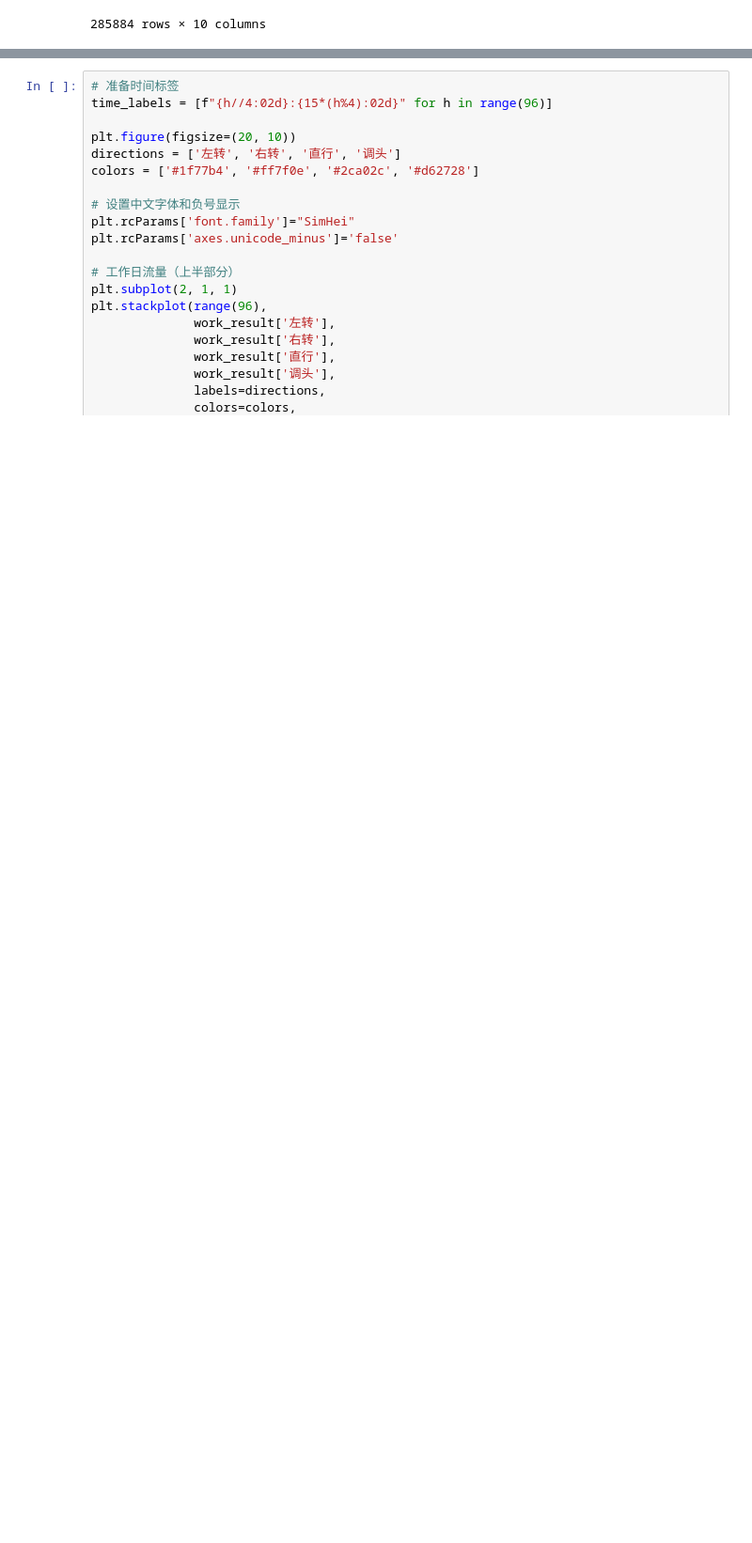
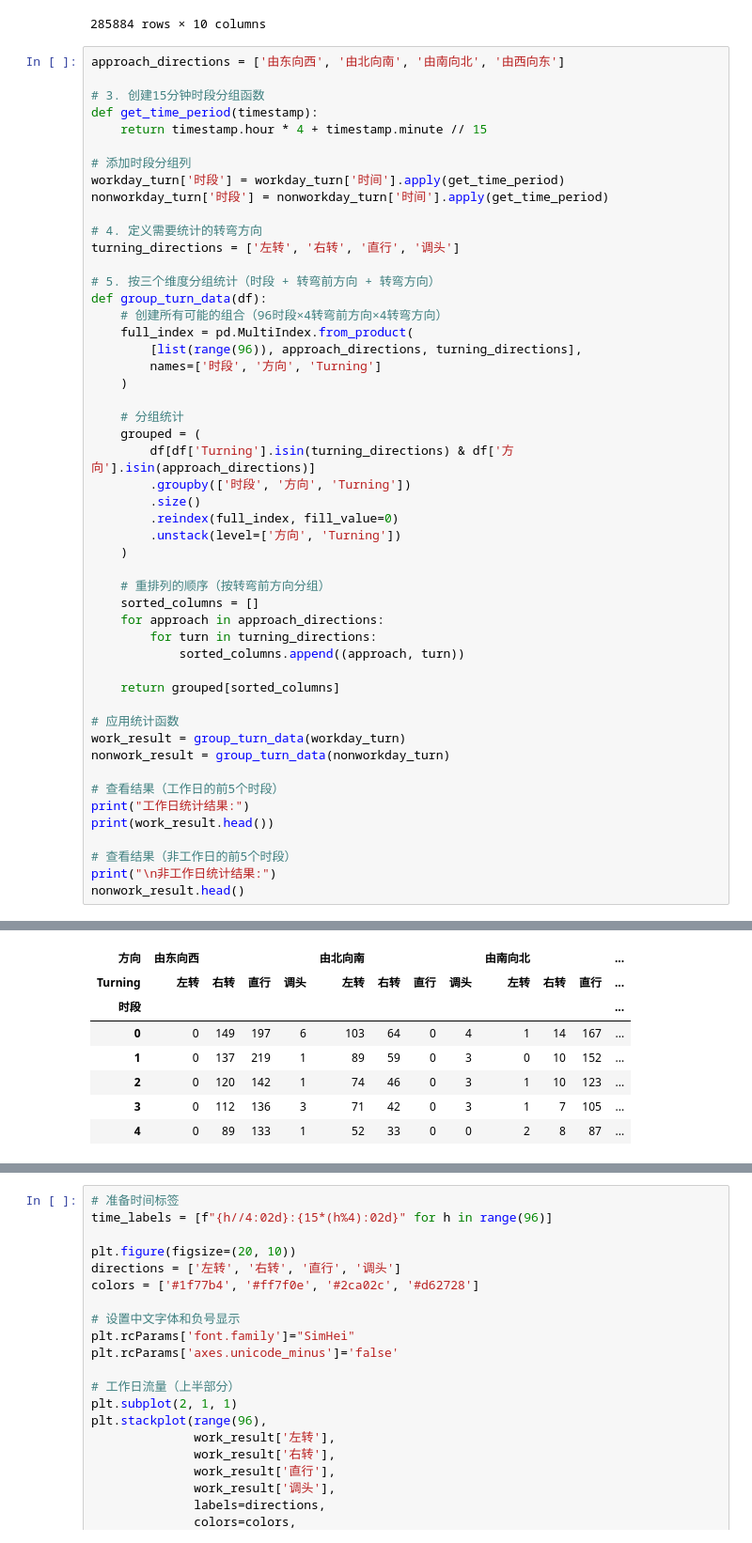
Before and after one commit to JadeAndStone/CUMCM, a Jupyter notebook: 2024E/Limoncello/Q1.ipynb, the cells around one changed output, grey strips where cells are left out. Shown at 94% size. Drawn from its saved outputs; the diff is of its cells as text; blank space fills up the shorter version.

```diff
--- a/2024E/Limoncello/Q1.ipynb
+++ b/2024E/Limoncello/Q1.ipynb
@@ -310,3 +310,54 @@ workday_turn
 | 5004993 | 由西向东 | 2024-04-19 13:41:12 | 礼OB367Y | 经中路-纬中路 | 103.105 | 自东向北 | 左转 | 13 | 4 | 2024-04-19 |
 | 5005000 | 由西向东 | 2024-04-26 13:37:15 | 礼OB367Y | 经中路-纬中路 | 73.411 | 自东向北 | 左转 | 13 | 4 | 2024-04-26 |
 285884 rows × 10 columns
+# %%
+approach_directions = ['由东向西', '由北向南', '由南向北', '由西向东']
+
+# 3. 创建15分钟时段分组函数
+def get_time_period(timestamp):
+    return timestamp.hour * 4 + timestamp.minute // 15
+
+# 添加时段分组列
+workday_turn['时段'] = workday_turn['时间'].apply(get_time_period)
+nonworkday_turn['时段'] = nonworkday_turn['时间'].apply(get_time_period)
+
+# 4. 定义需要统计的转弯方向
+turning_directions = ['左转', '右转', '直行', '调头']
+
+# 5. 按三个维度分组统计（时段 + 转弯前方向 + 转弯方向）
+def group_turn_data(df):
+    # 创建所有可能的组合（96时段×4转弯前方向×4转弯方向）
+    full_index = pd.MultiIndex.from_product(
+        [list(range(96)), approach_directions, turning_directions],
+        names=['时段', '方向', 'Turning']
+    )
+
+    # 分组统计
+    grouped = (
+        df[df['Turning'].isin(turning_directions) & df['方向'].isin(approach_directions)]
+        .groupby(['时段', '方向', 'Turning'])
+        .size()
+        .reindex(full_index, fill_value=0)
+        .unstack(level=['方向', 'Turning'])
+    )
+
+    # 重排列的顺序（按转弯前方向分组）
+    sorted_columns = []
+    for approach in approach_directions:
+        for turn in turning_directions:
+            sorted_columns.append((approach, turn))
+
+    return grouped[sorted_columns]
+
+# 应用统计函数
+work_result = group_turn_data(workday_turn)
+nonwork_result = group_turn_data(nonworkday_turn)
+
+# 查看结果（工作日的前5个时段）
+print("工作日统计结果:")
+print(work_result.head())
+
+# 查看结果（非工作日的前5个时段）
+print("\n非工作日统计结果:")
+nonwork_result.head()
+# %% [output]
@@ -313,3 +375,11 @@ workday_turn
+| 方向 | 由东向西 |  |  |  | 由北向南 |  |  |  | 由南向北 |  |  | ... |
+| Turning | 左转 | 右转 | 直行 | 调头 | 左转 | 右转 | 直行 | 调头 | 左转 | 右转 | 直行 | ... |
+| 时段 |  |  |  |  |  |  |  |  |  |  |  | ... |
+| 0 | 0 | 149 | 197 | 6 | 103 | 64 | 0 | 4 | 1 | 14 | 167 | ... |
+| 1 | 0 | 137 | 219 | 1 | 89 | 59 | 0 | 3 | 0 | 10 | 152 | ... |
+| 2 | 0 | 120 | 142 | 1 | 74 | 46 | 0 | 3 | 1 | 10 | 123 | ... |
+| 3 | 0 | 112 | 136 | 3 | 71 | 42 | 0 | 3 | 1 | 7 | 105 | ... |
+| 4 | 0 | 89 | 133 | 1 | 52 | 33 | 0 | 0 | 2 | 8 | 87 | ... |
 # %%
 
 
```
Also changed, not shown: parts of 4 cells of this notebook.
